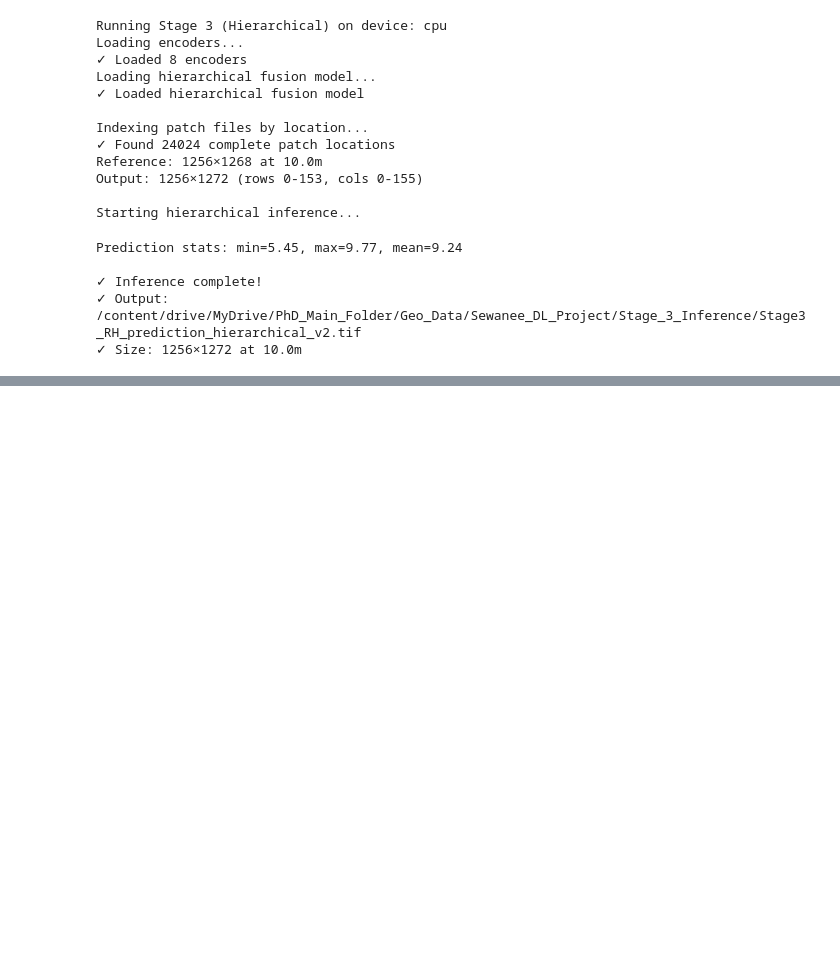
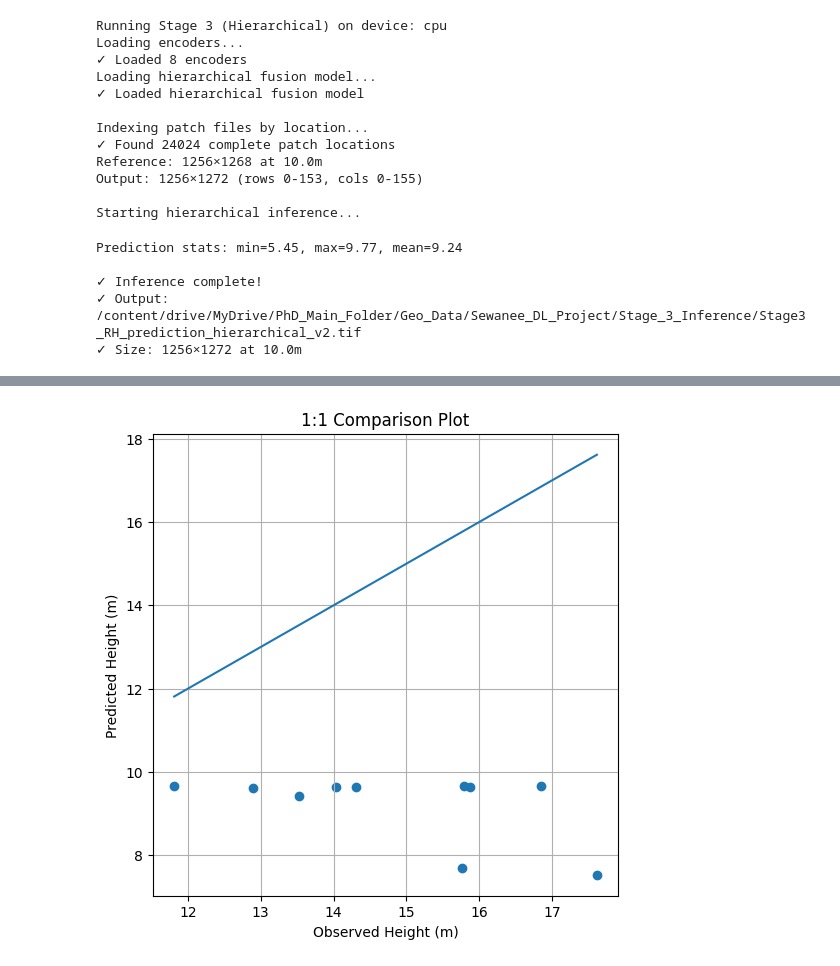
Before and after one commit to MayerT1/Prep_GEDI, a Jupyter notebook: GEDI_L1B_L2A_L2B_Native_EO_Res_Multi_Branch_Transformer.ipynb, the cells around one changed output, grey strips where cells are left out. Cells and saved outputs as stored; diff of their text form; code cells hidden in the pictures; blank space fills up the shorter version.

```diff
--- a/GEDI_L1B_L2A_L2B_Native_EO_Res_Multi_Branch_Transformer.ipynb
+++ b/GEDI_L1B_L2A_L2B_Native_EO_Res_Multi_Branch_Transformer.ipynb
@@ -7214,0 +6625,12 @@ Break Below is old code before 11/29 drop as needed
+# %%
+plt.figure(figsize=(6,6))
+plt.scatter(df['obs'], df['pred'])
+plt.plot([df['obs'].min(), df['obs'].max()],
+         [df['obs'].min(), df['obs'].max()])
+plt.xlabel("Observed Height (m)")
+plt.ylabel("Predicted Height (m)")
+plt.title("1:1 Comparison Plot")
+plt.grid(True)
+plt.show()
+# %% [output]
+[figure, added]
```
Also changed, not shown: parts of 78 cells of this notebook.
